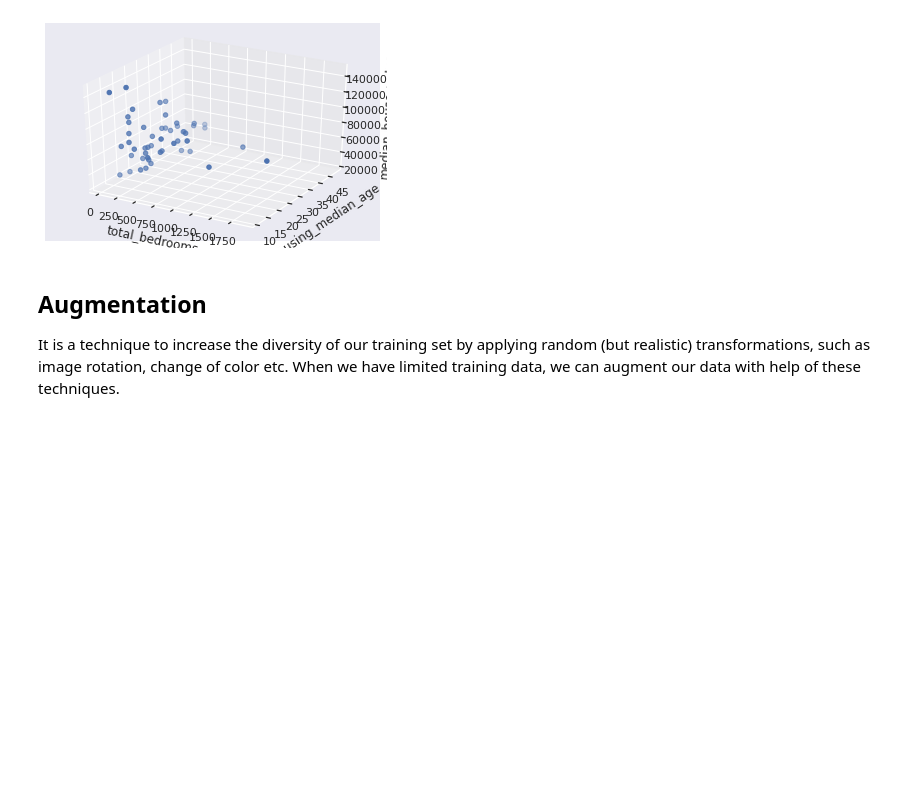
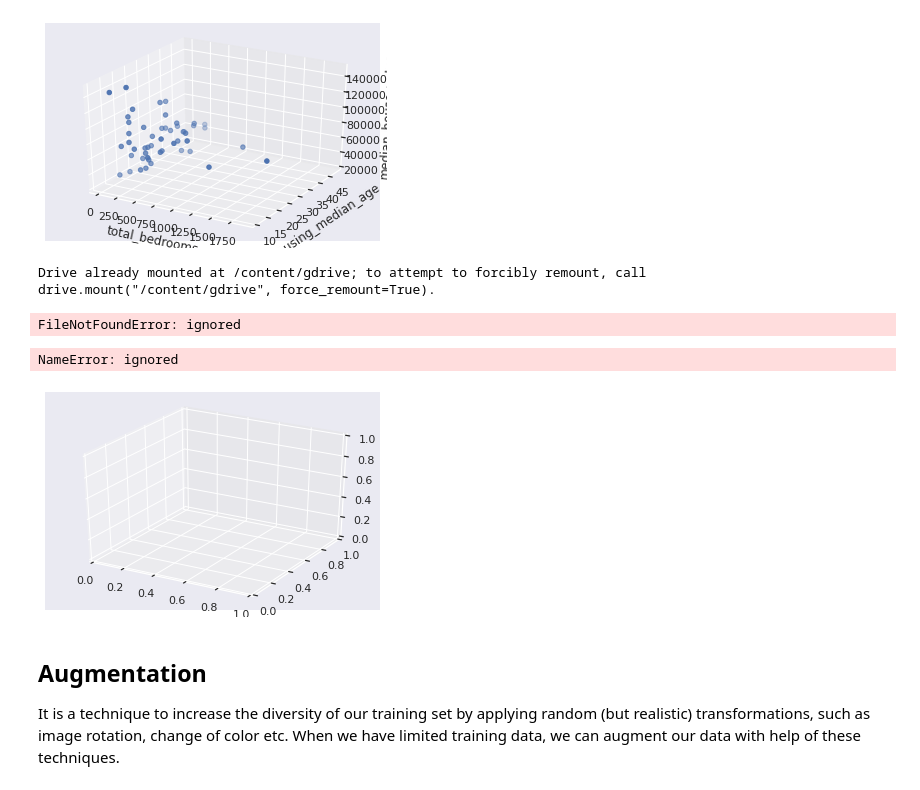
Before and after one commit to sindhumaheshwari/FMML-ASSIGNMENT, a Jupyter notebook: FMML_Aug22_M1Lab2_DataFeatures&Augmentation.ipynb, the cells around one changed output. Saved outputs shown, nothing was run; the diff lists cells and outputs as text; code cells hidden in the pictures; blank space fills up the shorter version.

```diff
--- a/FMML_Aug22_M1Lab2_DataFeatures&Augmentation.ipynb
+++ b/FMML_Aug22_M1Lab2_DataFeatures&Augmentation.ipynb
@@ -549,6 +563,37 @@ plt.show()
 ## Download a CSV file from the internet, upload it to your google drive.
 ## Read the CSV file and plot graphs using different combination of features and write your analysis
 ## Ex : IRIS flower datasaet
+from google.colab import drive
+drive.mount('/content/gdrive')
+# %% [output]
+Drive already mounted at /content/gdrive; to attempt to forcibly remount, call drive.mount("/content/gdrive", force_remount=True).
+# %%
+import pandas as pd
+
+data = pd.read_csv('/content/gdrive/MyDrive/audi.csv')
+data
+# %% [output]
+FileNotFoundError: ignored
+# %%
+sns.set(style = "darkgrid")
+
+fig1 = plt.figure()
+bx = fig1.add_subplot(111, projection = '3d')
+
+x = data['tax'][:50]
+y = data['mpg'][:50]
+z = data['engineSize'][:50]
+
+bx.set_xlabel("tax")
+bx.set_ylabel("mpg")
+bx.set_zlabel("engineSize")
+
+bx.scatter(x, y, z)
+
+plt.show()
+# %% [output]
+NameError: ignored
+[figure, added]
 # %% [markdown]
 ## Augmentation
 It is a technique to increase the diversity of our training set by applying random (but realistic) transformations, such as image rotation, change of color etc. When we have limited training data, we can augment our data with help of these techniques.
```
Also changed, not shown: parts of 8 cells of this notebook.
